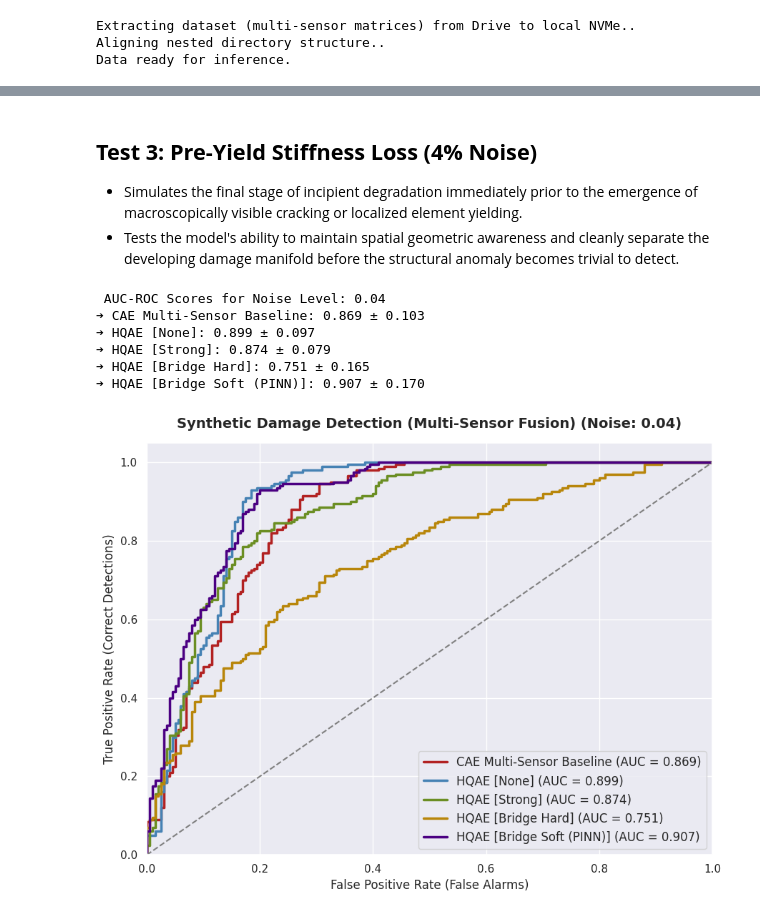
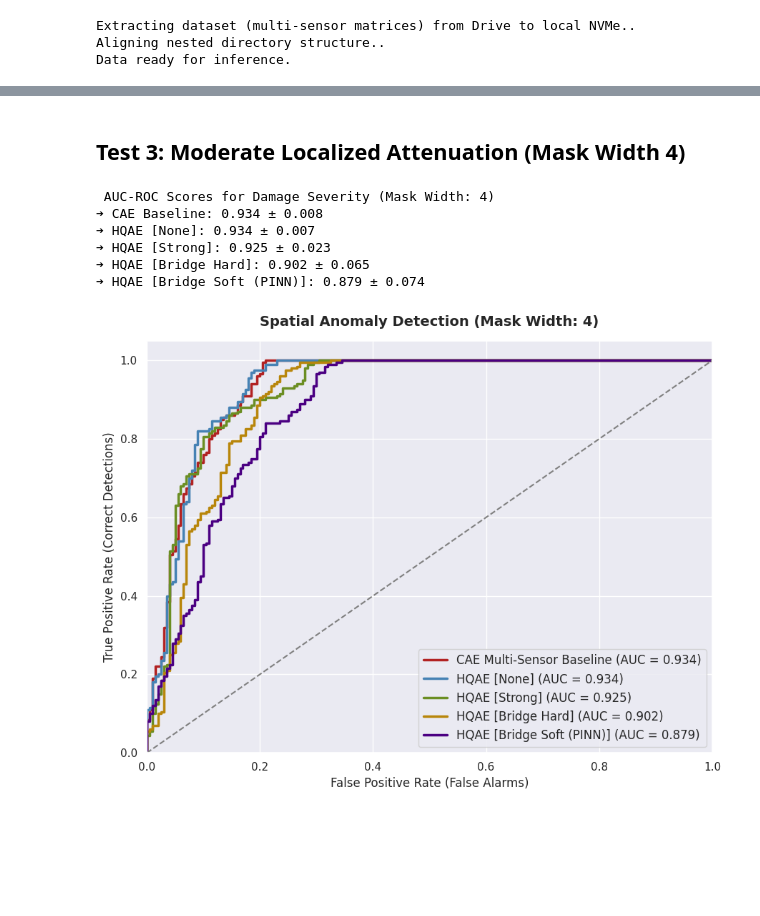
Before and after one commit to yeshapan/SPECTRA-CQ, a Jupyter notebook: notebooks/phase4_multi_sensor_fusion/08_phase4_synthetic_anomaly_eval.ipynb, the cells around one changed output, grey strips where cells are left out. Saved outputs shown, nothing was run; the diff lists cells and outputs as text; code cells hidden in the pictures; blank space fills up the shorter version.

```diff
--- a/notebooks/phase4_multi_sensor_fusion/08_phase4_synthetic_anomaly_eval.ipynb
+++ b/notebooks/phase4_multi_sensor_fusion/08_phase4_synthetic_anomaly_eval.ipynb
@@ -301,57 +253,51 @@ plot_roc_curve(
-# %% [markdown]
-## **Test 3: Pre-Yield Stiffness Loss (4% Noise)**
-* Simulates the final stage of incipient degradation immediately prior to the emergence of macroscopically visible cracking or localized element yielding.
-* Tests the model's ability to maintain spatial geometric awareness and cleanly separate the developing damage manifold before the structural anomaly becomes trivial to detect.
+# %% [markdown]
+## **Test 3: Moderate Localized Attenuation (Mask Width 4)**
 # %%
-current_noise = 0.04
+current_damage = 4
 
 cae_auc, cae_std, cae_scores, y_true = evaluate_model_ensemble(
     model_class=ClassicalAutoencoder, model_kwargs={'latent_dim_per_sensor': 2, 'num_sensors': 6},
-    checkpoint_folder="classical", noise_level=current_noise
+    checkpoint_folder="classical", damage_width=current_damage
+)
+hqae_none_auc, hqae_none_std, hqae_none_scores, _ = evaluate_model_ensemble(
+    model_class=HybridQuantumAutoencoder, model_kwargs={'latent_dim_per_sensor': 2, 'num_sensors': 6, 'n_quantum_layers': 3, 'topology': 'none'},
+    checkpoint_folder="quantum/none_d3", damage_width=current_damage
+)
+hqae_strong_auc, hqae_strong_std, hqae_strong_scores, _ = evaluate_model_ensemble(
+    model_class=HybridQuantumAutoencoder, model_kwargs={'latent_dim_per_sensor': 2, 'num_sensors': 6, 'n_quantum_layers': 3, 'topology': 'strong'},
+    checkpoint_folder="quantum/strong_d3", damage_width=current_damage
+)
+hqae_hard_auc, hqae_hard_std, hqae_hard_scores, _ = evaluate_model_ensemble(
+    model_class=HybridQuantumAutoencoder, model_kwargs={'latent_dim_per_sensor': 2, 'num_sensors': 6, 'n_quantum_layers': 3, 'topology': 'bridge_graph_hard'},
+    checkpoint_folder="quantum/bridge_hard", damage_width=current_damage
+)
+hqae_soft_auc, hqae_soft_std, hqae_soft_scores, _ = evaluate_model_ensemble(
+    model_class=HybridQuantumAutoencoder, model_kwargs={'latent_dim_per_sensor': 2, 'num_sensors': 6, 'n_quantum_layers': 3, 'topology': 'bridge_graph_soft'},
+    checkpoint_folder="quantum/bridge_soft", damage_width=current_damage
 )
 
-hqae_none_auc, hqae_none_std, hqae_none_scores, _ = evaluate_model_ensemble(
-    model_class=HybridQuantumAutoencoder, model_kwargs={'latent_dim_per_sensor': 2, 'num_sensors': 6, 'n_quantum_layers': 3, 'topology': 'none'},
-    checkpoint_folder="quantum/none_d3", noise_level=current_noise
-)
-
-hqae_strong_auc, hqae_strong_std, hqae_strong_scores, _ = evaluate_model_ensemble(
-    model_class=HybridQuantumAutoencoder, model_kwargs={'latent_dim_per_sensor': 2, 'num_sensors': 6, 'n_quantum_layers': 3, 'topology': 'strong'},
-    checkpoint_folder="quantum/strong_d3", noise_level=current_noise
-)
-
-hqae_hard_auc, hqae_hard_std, hqae_hard_scores, _ = evaluate_model_ensemble(
-    model_class=HybridQuantumAutoencoder, model_kwargs={'latent_dim_per_sensor': 2, 'num_sensors': 6, 'n_quantum_layers': 3, 'topology': 'bridge_graph_hard'},
-    checkpoint_folder="quantum/bridge_hard", noise_level=current_noise
-)
-
-hqae_soft_auc, hqae_soft_std, hqae_soft_scores, _ = evaluate_model_ensemble(
-    model_class=HybridQuantumAutoencoder, model_kwargs={'latent_dim_per_sensor': 2, 'num_sensors': 6, 'n_quantum_layers': 3, 'topology': 'bridge_graph_soft'},
-    checkpoint_folder="quantum/bridge_soft", noise_level=current_noise
-)
-
-print(f" AUC-ROC Scores for Noise Level: {current_noise}")
-print(f"➔ CAE Multi-Sensor Baseline: {cae_auc:.3f} ± {cae_std:.3f}")
+print(f" AUC-ROC Scores for Damage Severity (Mask Width: {current_damage})")
+print(f"➔ CAE Baseline: {cae_auc:.3f} ± {cae_std:.3f}")
 print(f"➔ HQAE [None]: {hqae_none_auc:.3f} ± {hqae_none_std:.3f}")
 print(f"➔ HQAE [Strong]: {hqae_strong_auc:.3f} ± {hqae_strong_std:.3f}")
 print(f"➔ HQAE [Bridge Hard]: {hqae_hard_auc:.3f} ± {hqae_hard_std:.3f}")
 print(f"➔ HQAE [Bridge Soft (PINN)]: {hqae_soft_auc:.3f} ± {hqae_soft_std:.3f}\n")
 
 plot_roc_curve(
     {
         "CAE Multi-Sensor Baseline": cae_scores,
         "HQAE [None]": hqae_none_scores,
         "HQAE [Strong]": hqae_strong_scores,
         "HQAE [Bridge Hard]": hqae_hard_scores,
         "HQAE [Bridge Soft (PINN)]": hqae_soft_scores
     },
-    y_true, title=f"Synthetic Damage Detection (Multi-Sensor Fusion) (Noise: {current_noise})"
+    y_true, title=f"Spatial Anomaly Detection (Mask Width: {current_damage})"
 )
 # %% [output]
- AUC-ROC Scores for Noise Level: 0.04
-➔ CAE Multi-Sensor Baseline: 0.869 ± 0.103
-➔ HQAE [None]: 0.899 ± 0.097
-➔ HQAE [Strong]: 0.874 ± 0.079
-➔ HQAE [Bridge Hard]: 0.751 ± 0.165
-➔ HQAE [Bridge Soft (PINN)]: 0.907 ± 0.170
+ AUC-ROC Scores for Damage Severity (Mask Width: 4)
+➔ CAE Baseline: 0.934 ± 0.008
+➔ HQAE [None]: 0.934 ± 0.007
+➔ HQAE [Strong]: 0.925 ± 0.023
+➔ HQAE [Bridge Hard]: 0.902 ± 0.065
+➔ HQAE [Bridge Soft (PINN)]: 0.879 ± 0.074
-[figure, old version]
+[figure, new version]
```
Also changed, not shown: parts of 23 cells of this notebook, 5 other files.
